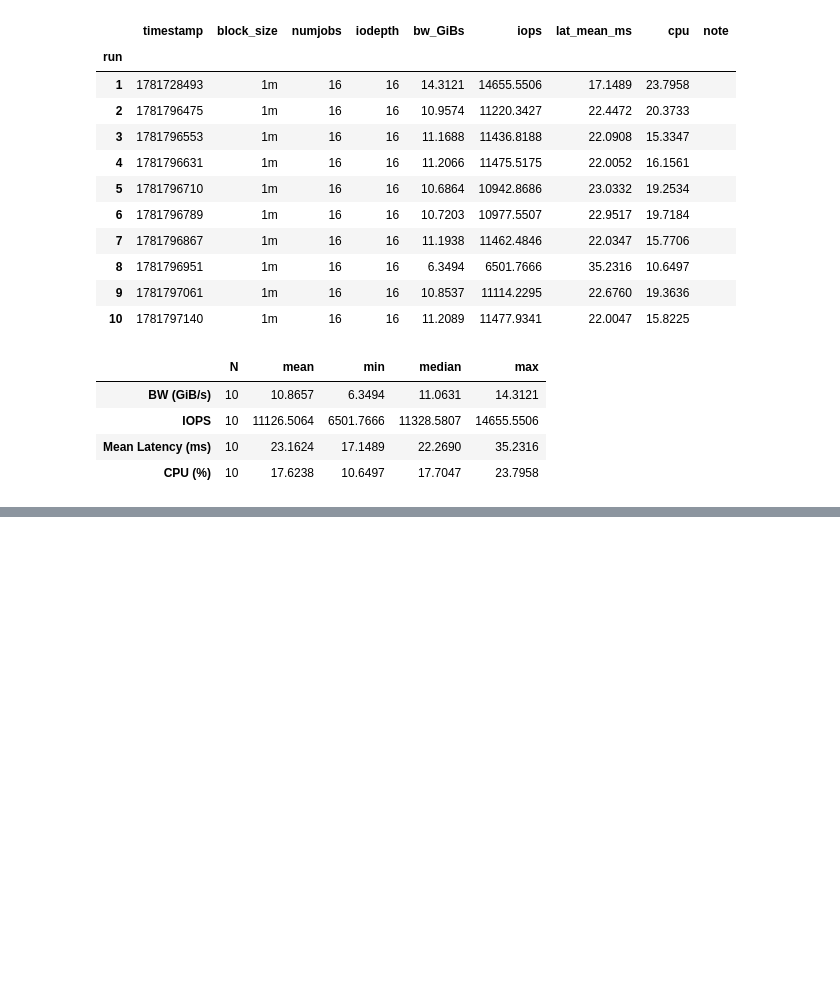
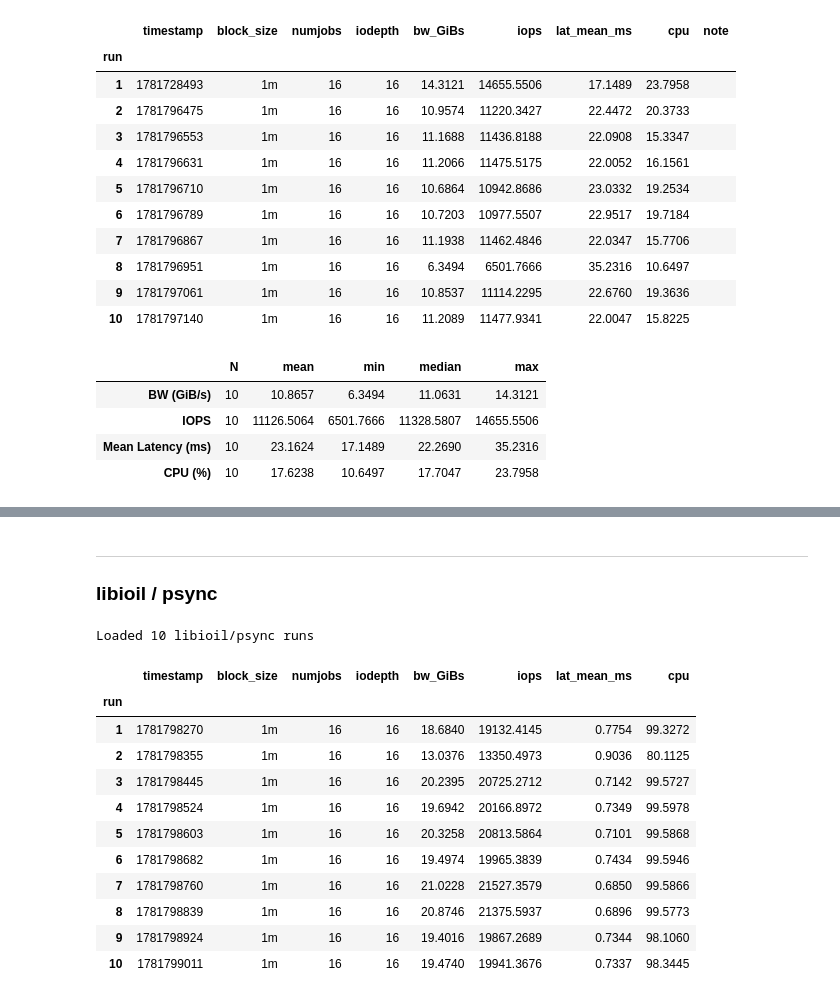
Before and after one commit to cissieAB/pdsw26_daos-bench, a Jupyter notebook: results/aurora/fio/3engines-rand_write/fio_engine_stats.ipynb, the cells around one changed output, grey strips where cells are left out. Saved outputs shown, nothing was run; the diff lists cells and outputs as text; code cells hidden in the pictures; blank space fills up the shorter version.

```diff
--- a/results/aurora/fio/3engines-rand_write/fio_engine_stats.ipynb
+++ b/results/aurora/fio/3engines-rand_write/fio_engine_stats.ipynb
@@ -170,0 +219,19 @@ stats_il
+# %%
+METRICS = {
+    "bw_GiBs"    : "BW (GiB/s)",
+    "iops"       : "IOPS",
+    "lat_mean_ms": "Mean Latency (ms)",
+    "cpu"        : "CPU (%)",
+}
+
+stats_pv2 = (
+    df_pv2[list(METRICS)]
+    .agg(["count", "mean", "min", "median", "max"])
+    .rename(index={"count": "N"})
+    .rename(columns=METRICS)
+    .T
+)
+stats_pv2["N"] = stats_pv2["N"].astype(int)
+
+pd.set_option("display.float_format", "{:.4f}".format)
+stats_pv2
@@ -170,0 +244,26 @@ stats_il
+# %% [markdown]
+---
+### libioil / psync
+# %%
+rows_ps = [parse_simple(p, PATTERN)
+           for p in sorted(RESULTS_DIR.glob("fio_libioil_psync_*.json"))]
+df_ps = pd.DataFrame(rows_ps).sort_values("timestamp").reset_index(drop=True)
+df_ps.index.name = "run"
+df_ps.index += 1
+
+print(f"Loaded {len(df_ps)} libioil/psync runs")
+df_ps
+# %% [output]
+Loaded 10 libioil/psync runs
+|  | timestamp | block_size | numjobs | iodepth | bw_GiBs | iops | lat_mean_ms | cpu |
+| run |  |  |  |  |  |  |  |  |
+| 1 | 1781798270 | 1m | 16 | 16 | 18.6840 | 19132.4145 | 0.7754 | 99.3272 |
+| 2 | 1781798355 | 1m | 16 | 16 | 13.0376 | 13350.4973 | 0.9036 | 80.1125 |
+| 3 | 1781798445 | 1m | 16 | 16 | 20.2395 | 20725.2712 | 0.7142 | 99.5727 |
+| 4 | 1781798524 | 1m | 16 | 16 | 19.6942 | 20166.8972 | 0.7349 | 99.5978 |
+| 5 | 1781798603 | 1m | 16 | 16 | 20.3258 | 20813.5864 | 0.7101 | 99.5868 |
+| 6 | 1781798682 | 1m | 16 | 16 | 19.4974 | 19965.3839 | 0.7434 | 99.5946 |
+| 7 | 1781798760 | 1m | 16 | 16 | 21.0228 | 21527.3579 | 0.6850 | 99.5866 |
+| 8 | 1781798839 | 1m | 16 | 16 | 20.8746 | 21375.5937 | 0.6896 | 99.5773 |
+| 9 | 1781798924 | 1m | 16 | 16 | 19.4016 | 19867.2689 | 0.7344 | 98.1060 |
+| 10 | 1781799011 | 1m | 16 | 16 | 19.4740 | 19941.3676 | 0.7337 | 98.3445 |
```
Also changed, not shown: parts of 6 cells of this notebook, 8 other files.
